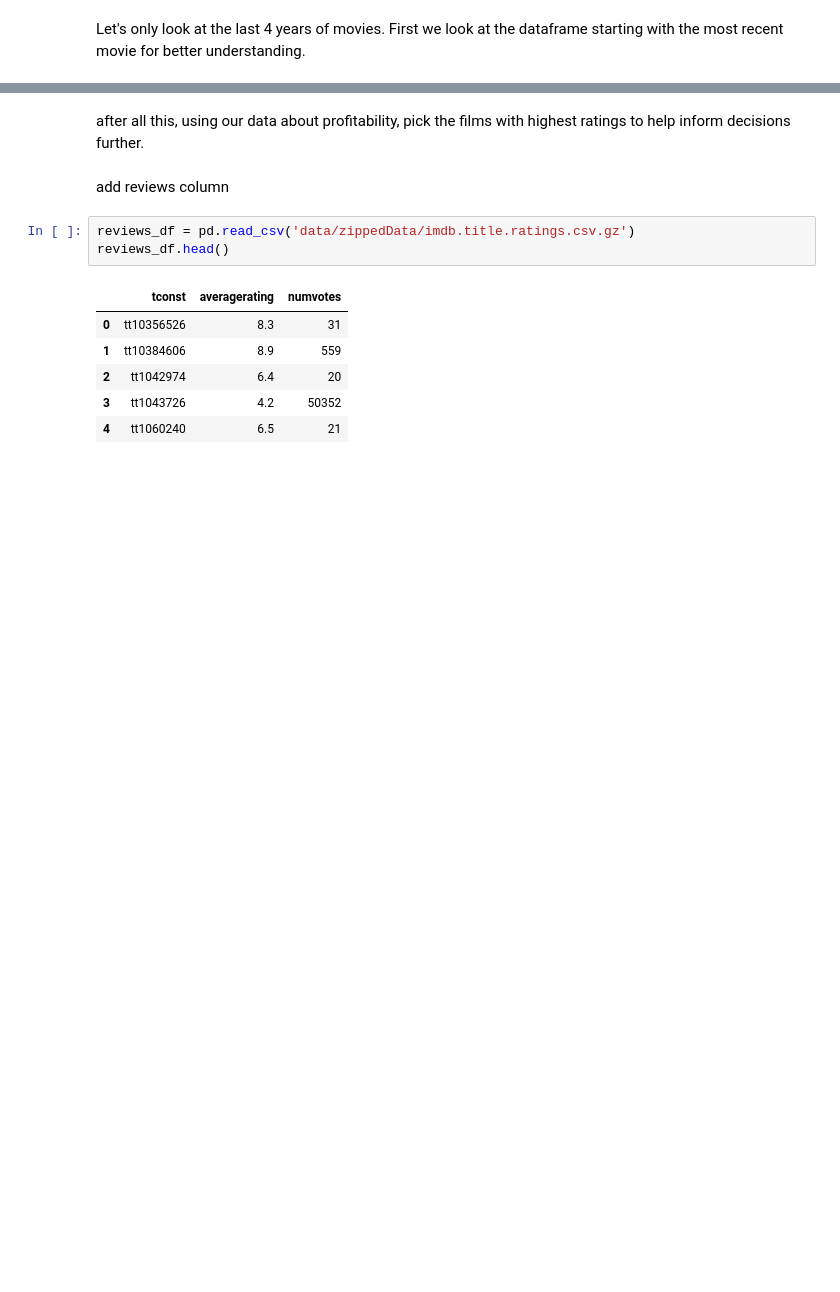
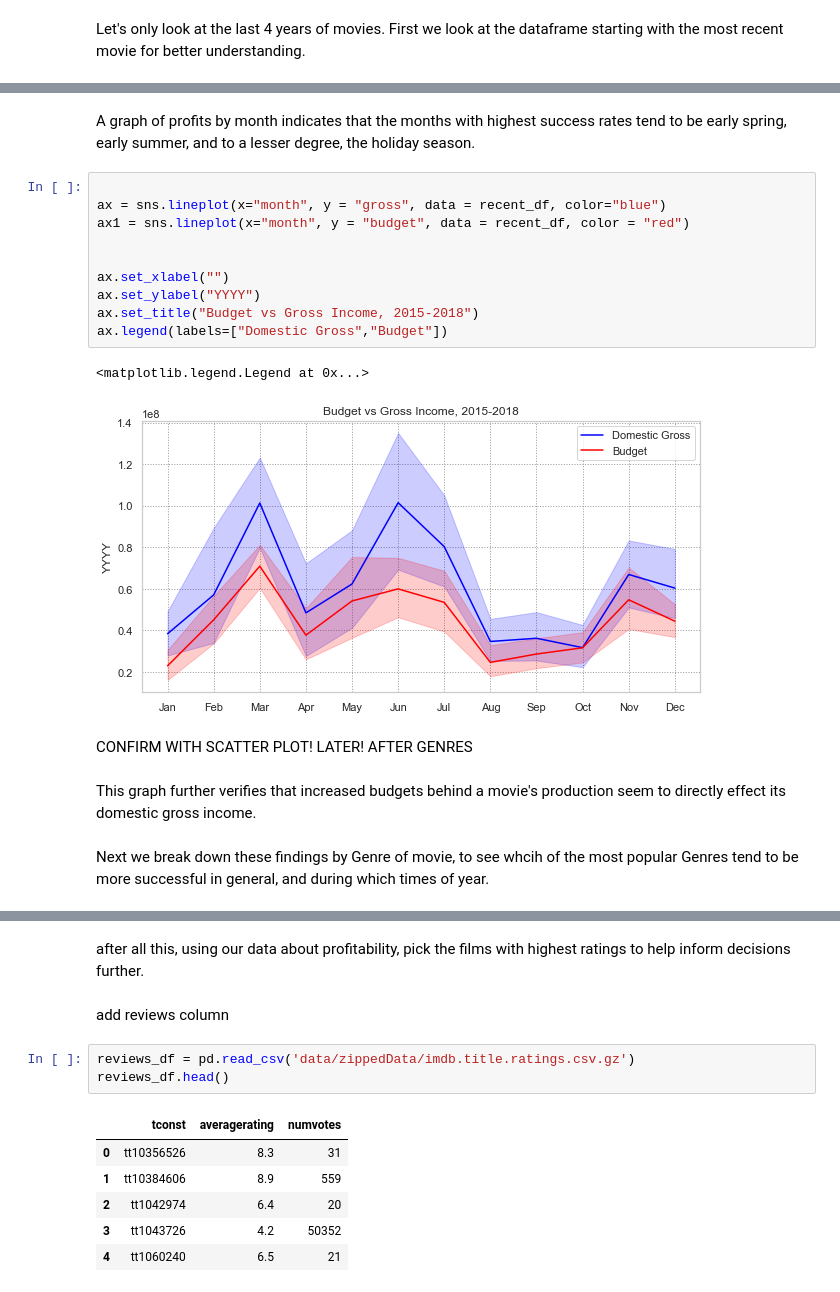
Before and after one commit to shadel96/Microsoft-Movie-Analysis, a Jupyter notebook: dsc-phase1-project-template.ipynb, the cells around one changed output, grey strips where cells are left out. Cells and saved outputs as stored; diff of their text form; blank space fills up the shorter version.

```diff
--- a/dsc-phase1-project-template.ipynb
+++ b/dsc-phase1-project-template.ipynb
@@ -218,0 +216,21 @@ also identify production budget, especially for highest or lowest times of year
+# %% [markdown]
+A graph of profits by month indicates that the months with highest success rates tend to be early spring, early summer, and to a lesser degree, the holiday season.
+# %%
+
+ax = sns.lineplot(x="month", y = "gross", data = recent_df, color="blue")
+ax1 = sns.lineplot(x="month", y = "budget", data = recent_df, color = "red")
+
+
+ax.set_xlabel("")
+ax.set_ylabel("YYYY")
+ax.set_title("Budget vs Gross Income, 2015-2018")
+ax.legend(labels=["Domestic Gross","Budget"])
+# %% [output]
+<matplotlib.legend.Legend at 0x...>
+[figure, added]
+# %% [markdown]
+CONFIRM WITH SCATTER PLOT! LATER! AFTER GENRES
+# %% [markdown]
+This graph further verifies that increased budgets behind a movie's production seem to directly effect its domestic gross income.
+# %% [markdown]
+Next we break down these findings by Genre of movie, to see whcih of the most popular Genres tend to be more successful in general, and during which times of year.
```
Also changed, not shown: parts of 39 cells of this notebook.
